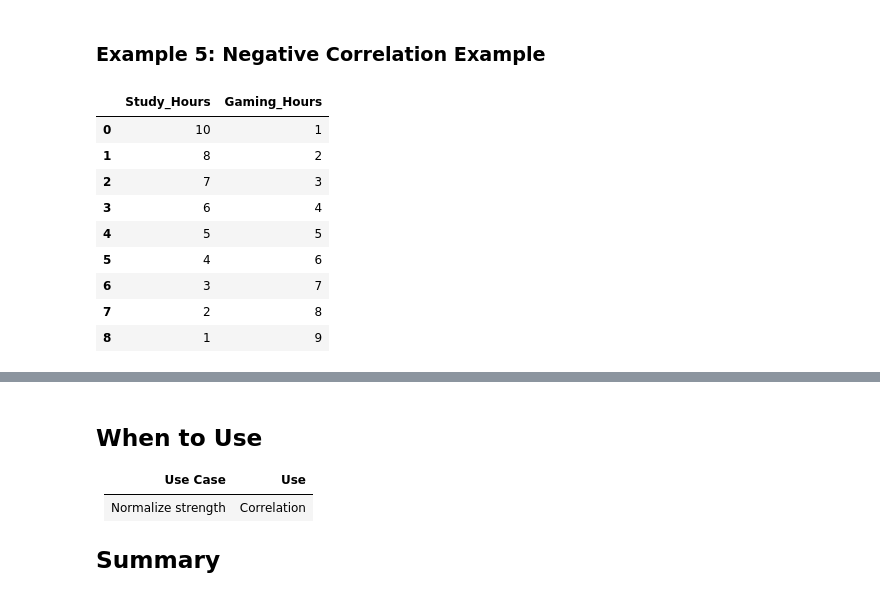
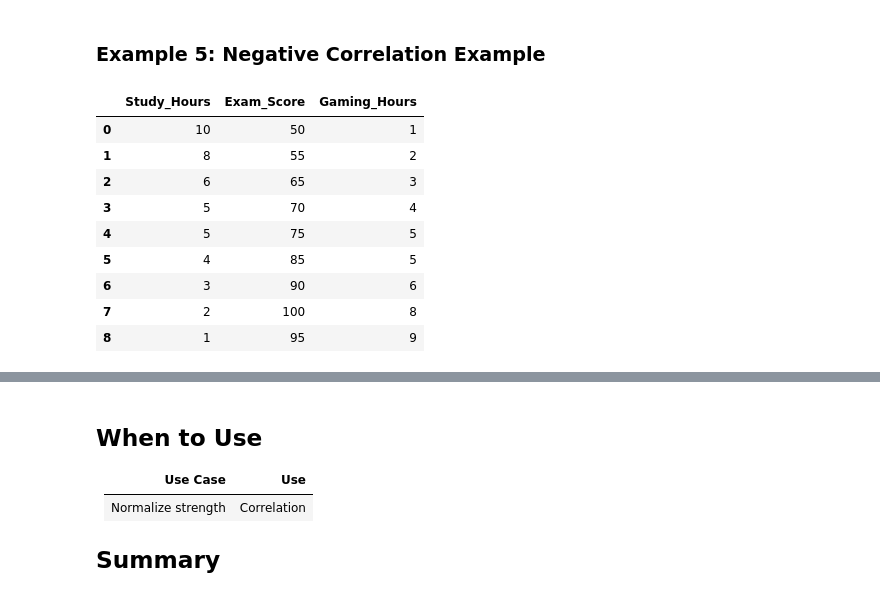
Before and after one commit to YazeedAsmar/Python, a Jupyter notebook: Data Analysis/Level 2/correlation.ipynb, the cells around one changed output, grey strips where cells are left out. Drawn from its saved outputs; the diff is of its cells as text; code cells hidden in the pictures.

```diff
--- a/Data Analysis/Level 2/correlation.ipynb
+++ b/Data Analysis/Level 2/correlation.ipynb
@@ -264,22 +264,23 @@ plt.show()
 ### Example 5: Negative Correlation Example
 # %%
 data_negative = {
-    'Study_Hours': [10, 8, 7, 6, 5, 4, 3, 2, 1],
-    'Gaming_Hours': [1, 2, 3, 4, 5, 6, 7, 8, 9]
+    'Study_Hours': [10, 8, 6, 5, 5, 4, 3, 2, 1],
+    'Exam_Score': [50, 55, 65, 70, 75, 85, 90, 100, 95],
+    'Gaming_Hours': [1, 2, 3, 4, 5, 5, 6, 8, 9]
 }
 df_study_gaming = pd.DataFrame(data_negative)
 display(df_study_gaming)
 # %% [output]
-|  | Study_Hours | Gaming_Hours |
-| 0 | 10 | 1 |
-| 1 | 8 | 2 |
-| 2 | 7 | 3 |
-| 3 | 6 | 4 |
-| 4 | 5 | 5 |
-| 5 | 4 | 6 |
-| 6 | 3 | 7 |
-| 7 | 2 | 8 |
-| 8 | 1 | 9 |
+|  | Study_Hours | Exam_Score | Gaming_Hours |
+| 0 | 10 | 50 | 1 |
+| 1 | 8 | 55 | 2 |
+| 2 | 6 | 65 | 3 |
+| 3 | 5 | 70 | 4 |
+| 4 | 5 | 75 | 5 |
+| 5 | 4 | 85 | 5 |
+| 6 | 3 | 90 | 6 |
+| 7 | 2 | 100 | 8 |
+| 8 | 1 | 95 | 9 |
 # %%
 print("Correlation Matrix for Study Hours vs Gaming Hours:")
 display(df_study_gaming.corr())
```
Also changed, not shown: parts of 2 cells of this notebook.
